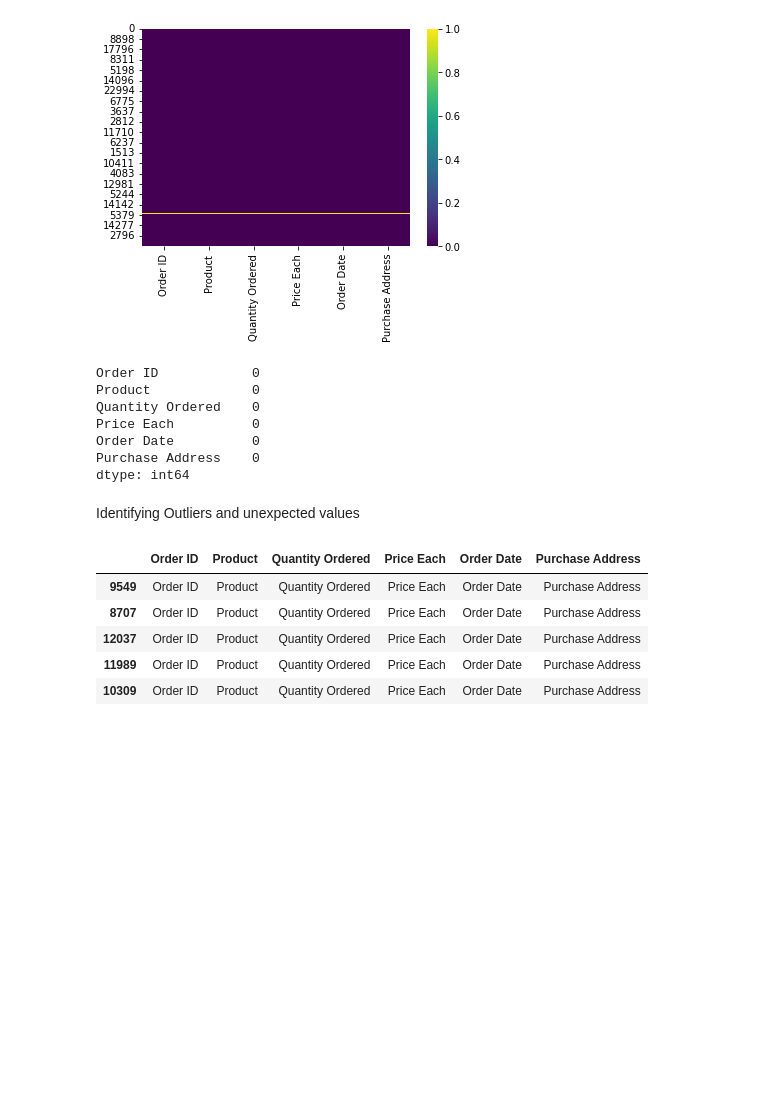
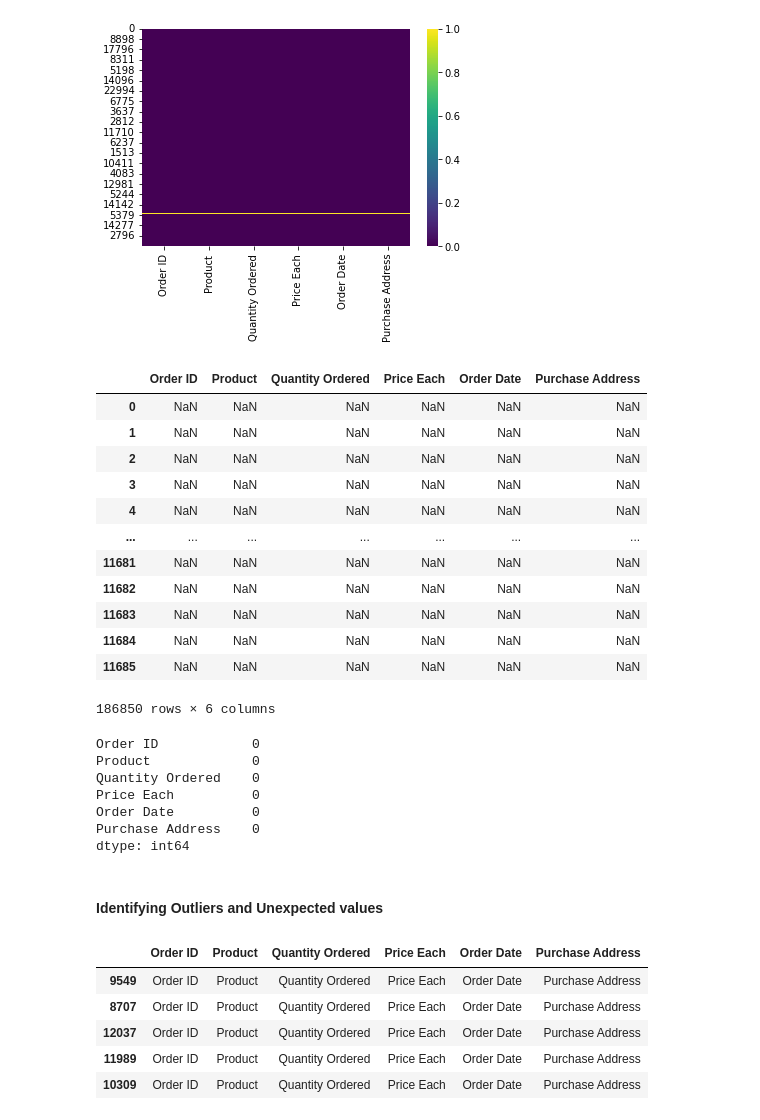
Before and after one commit to aroniainasylvestre/Electronic_store_sales_analysis, a Jupyter notebook: electronic_store_sales_analysis.ipynb, the cells around one changed output. Cells and saved outputs as stored; diff of their text form; code cells hidden in the pictures; blank space fills up the shorter version.

```diff
--- a/electronic_store_sales_analysis.ipynb
+++ b/electronic_store_sales_analysis.ipynb
@@ -118,6 +122,23 @@ sns.heatmap(data.isnull(), cmap='viridis')
 # %% [output]
 <AxesSubplot:>
 [figure]
+# %%
+# View missing vavlues
+data[data.isnull()]
+# %% [output]
+|  | Order ID | Product | Quantity Ordered | Price Each | Order Date | Purchase Address |
+| 0 | NaN | NaN | NaN | NaN | NaN | NaN |
+| 1 | NaN | NaN | NaN | NaN | NaN | NaN |
+| 2 | NaN | NaN | NaN | NaN | NaN | NaN |
+| 3 | NaN | NaN | NaN | NaN | NaN | NaN |
+| 4 | NaN | NaN | NaN | NaN | NaN | NaN |
+| ... | ... | ... | ... | ... | ... | ... |
+| 11681 | NaN | NaN | NaN | NaN | NaN | NaN |
+| 11682 | NaN | NaN | NaN | NaN | NaN | NaN |
+| 11683 | NaN | NaN | NaN | NaN | NaN | NaN |
+| 11684 | NaN | NaN | NaN | NaN | NaN | NaN |
+| 11685 | NaN | NaN | NaN | NaN | NaN | NaN |
+186850 rows × 6 columns
 # %%
 # Drop missing value
 data.dropna(inplace=True)
@@ -132,7 +154,7 @@ Order Date          0
 Purchase Address    0
 dtype: int64
 # %% [markdown]
-Identifying Outliers and unexpected values
+#### **Identifying Outliers and Unexpected values** <a class="anchor" id="4"></a>
 # %%
 data.sort_values(by="Order ID", ascending=False).head()
 # %% [output]
```
Also changed, not shown: parts of 31 cells of this notebook, 1 other file.
